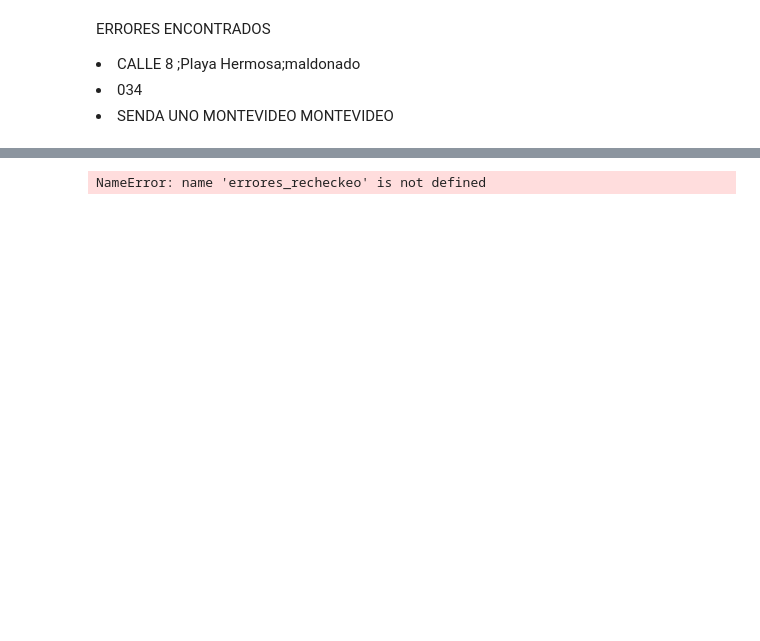
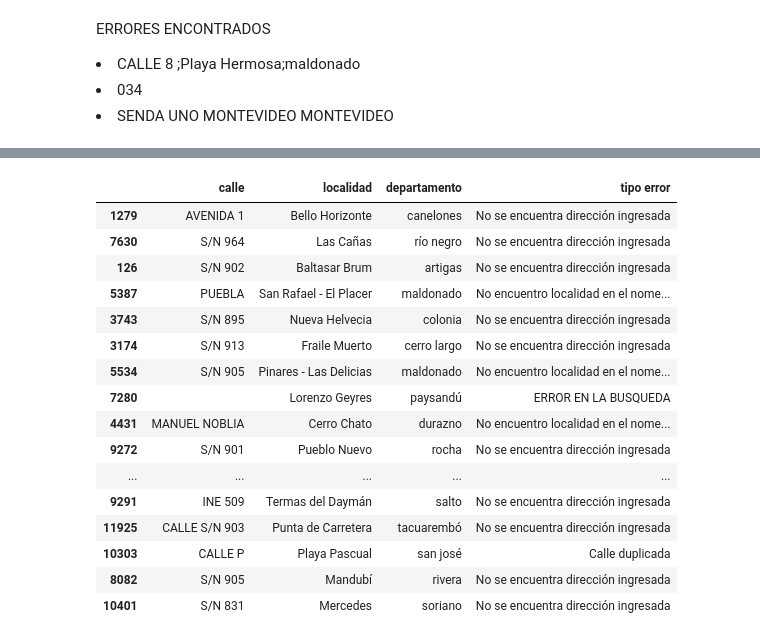
Before and after one commit to Casimistico/street_codification, a Jupyter notebook: Exploracion preliminar.ipynb, the cells around one changed output, grey strips where cells are left out. Saved outputs shown, nothing was run; the diff lists cells and outputs as text; code cells hidden in the pictures; blank space fills up the shorter version.

```diff
--- a/Exploracion preliminar.ipynb
+++ b/Exploracion preliminar.ipynb
@@ -565,10 +743,10 @@ Los parámetros que recibe son:
 # %%
 start = datetime.now()
-calle = 'DIECISIETE METROS' # manzana 51 solar 04
-localidad = ' Montevideo '
-departamento = 'Montevideo'
+calle = 'S/N 808' # manzana 51 solar 04
+localidad = 'montevideo'
+departamento = 'montevideo'
 print("Sugerir calle dado la entrada {} en la localidad {}".format(calle,localidad))
-print(get_data_IDE(calle,localidad,departamento,codificador))
+#print(get_data_IDE(calle,localidad,departamento,codificador))
 #print(search_street(calle,localidad,departamento,codificador))
 print(search_address(calle,localidad,departamento,codificador))
 print("El script demoro:", datetime.now() - start)
@@ -881,5 +910,5 @@ process_street('10')
 # %%
-sample = 6
+sample = 23
 street = df_errores_IDE.loc[sample]['calle']
 loc = df_errores_IDE.loc[sample]['localidad']
 dep = df_errores_IDE.loc[sample]['departamento']
@@ -986,0 +932,32 @@ errores_recheckeo.to_csv('errores_recheckeo_29_9.csv',index=False)
+# %%
+all_files = glob.glob(errores_INE + "/*.csv")
+li = []
+loc_error = []
+calle_error = []
+dep_error = []
+tipo_error= []
+errores = pd.DataFrame()
+counter = 0
+for filename in all_files:
+    print("VAN", counter, "faltan: ",len(all_files)-counter)
+    df = pd.read_csv(filename)
+    for index, row in df.drop_duplicates(keep='first').iterrows():
+        street = row['calle']
+        loc = row['localidad']
+        dep = row['departamento']
+        try:
+            result = search_address(street,loc,dep,codificador)
+            if result.get('error'):
+                loc_error.append(loc.strip())
+                calle_error.append(street)
+                dep_error.append(dep.strip())
+                tipo_error.append(result.get('error'))
+        except:
+            loc_error.append(loc.strip())
+            calle_error.append(street)
+            dep_error.append(dep.strip())
+            tipo_error.append('ERROR EN LA BUSQUEDA')
+    counter += 1
+d = {'calle':calle_error, 'localidad':loc_error,'departamento':dep_error,'tipo error':tipo_error}
+error_INE = pd.DataFrame(data = d)
+error_INE.to_csv('errores de la base INE.csv',index=False)
@@ -987,4 +982,20 @@ errores_recheckeo.to_csv('errores_recheckeo_29_9.csv',index=False)
 # %%
-errores_recheckeo.sample(20)
+error_INE.sample(20)
 # %% [output]
-NameError: name 'errores_recheckeo' is not defined
+|  | calle | localidad | departamento | tipo error |
+| 1279 | AVENIDA 1 | Bello Horizonte | canelones | No se encuentra dirección ingresada |
+| 7630 | S/N 964 | Las Cañas | río negro | No se encuentra dirección ingresada |
+| 126 | S/N 902 | Baltasar Brum | artigas | No se encuentra dirección ingresada |
+| 5387 | PUEBLA | San Rafael - El Placer | maldonado | No encuentro localidad en el nome... |
+| 3743 | S/N 895 | Nueva Helvecia | colonia | No se encuentra dirección ingresada |
+| 3174 | S/N 913 | Fraile Muerto | cerro largo | No se encuentra dirección ingresada |
+| 5534 | S/N 905 | Pinares - Las Delicias | maldonado | No encuentro localidad en el nome... |
+| 7280 |  | Lorenzo Geyres | paysandú | ERROR EN LA BUSQUEDA |
+| 4431 | MANUEL NOBLIA | Cerro Chato | durazno | No encuentro localidad en el nome... |
+| 9272 | S/N 901 | Pueblo Nuevo | rocha | No se encuentra dirección ingresada |
+| ... | ... | ... | ... | ... |
+| 9291 | INE 509 | Termas del Daymán | salto | No se encuentra dirección ingresada |
+| 11925 | CALLE S/N 903 | Punta de Carretera | tacuarembó | No se encuentra dirección ingresada |
+| 10303 | CALLE P | Playa Pascual | san josé | Calle duplicada |
+| 8082 | S/N 905 | Mandubí | rivera | No se encuentra dirección ingresada |
+| 10401 | S/N 831 | Mercedes | soriano | No se encuentra dirección ingresada |
```
Also changed, not shown: parts of 38 cells of this notebook, 2 other files.
